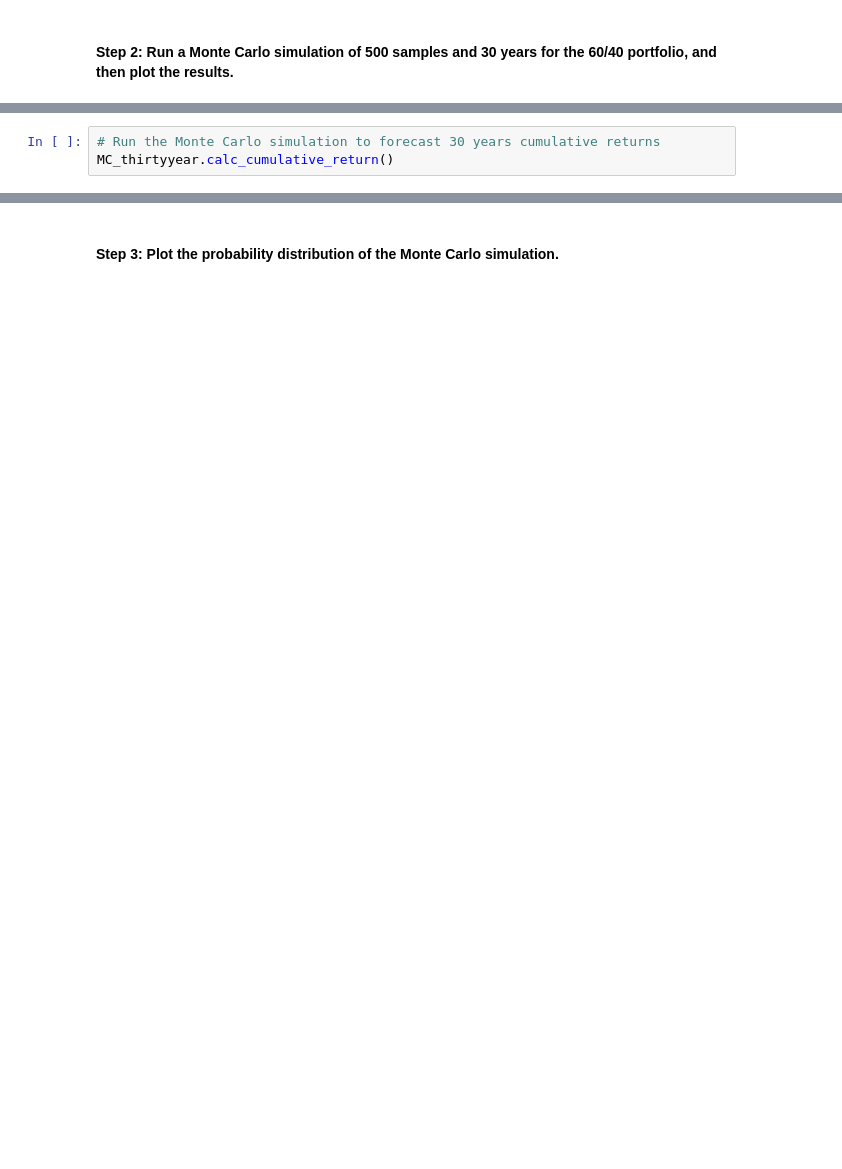
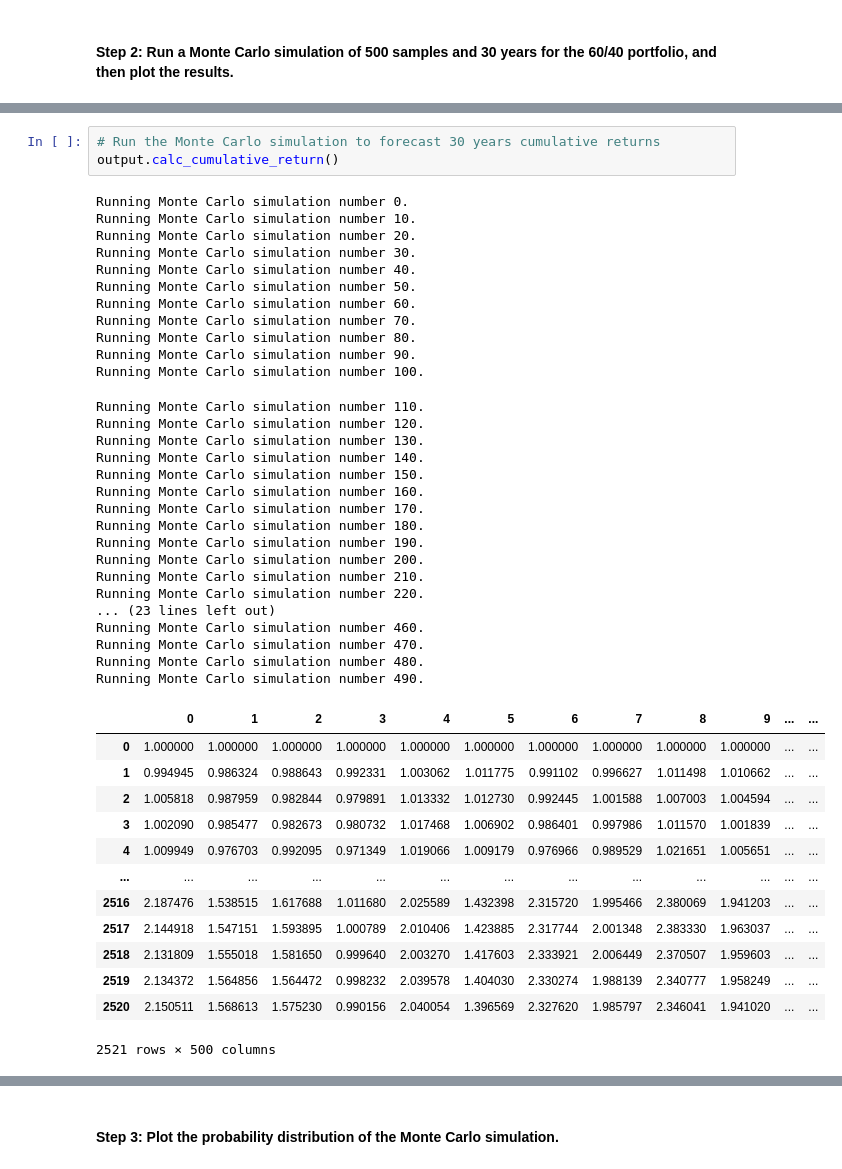
Before and after one commit to gatsbyz/retirement-global-plus, a Jupyter notebook: Retirement tool.ipynb, the cells around one changed output, grey strips where cells are left out. Cells and saved outputs as stored; diff of their text form; blank space fills up the shorter version.

```diff
--- a/Retirement tool.ipynb
+++ b/Retirement tool.ipynb
@@ -364,6 +227,48 @@ MC_thirtyyear.portfolio_data.head()
 # %%
 # Run the Monte Carlo simulation to forecast 30 years cumulative returns
-MC_thirtyyear.calc_cumulative_return()
+output.calc_cumulative_return()
+# %% [output]
+Running Monte Carlo simulation number 0.
+Running Monte Carlo simulation number 10.
+Running Monte Carlo simulation number 20.
+Running Monte Carlo simulation number 30.
+Running Monte Carlo simulation number 40.
+Running Monte Carlo simulation number 50.
+Running Monte Carlo simulation number 60.
+Running Monte Carlo simulation number 70.
+Running Monte Carlo simulation number 80.
+Running Monte Carlo simulation number 90.
+Running Monte Carlo simulation number 100.
+Running Monte Carlo simulation number 110.
+Running Monte Carlo simulation number 120.
+Running Monte Carlo simulation number 130.
+Running Monte Carlo simulation number 140.
+Running Monte Carlo simulation number 150.
+Running Monte Carlo simulation number 160.
+Running Monte Carlo simulation number 170.
+Running Monte Carlo simulation number 180.
+Running Monte Carlo simulation number 190.
+Running Monte Carlo simulation number 200.
+Running Monte Carlo simulation number 210.
+Running Monte Carlo simulation number 220.
+... (23 lines left out)
+Running Monte Carlo simulation number 460.
+Running Monte Carlo simulation number 470.
+Running Monte Carlo simulation number 480.
+Running Monte Carlo simulation number 490.
+|  | 0 | 1 | 2 | 3 | 4 | 5 | 6 | 7 | 8 | 9 | ... | ... |
+| 0 | 1.000000 | 1.000000 | 1.000000 | 1.000000 | 1.000000 | 1.000000 | 1.000000 | 1.000000 | 1.000000 | 1.000000 | ... | ... |
+| 1 | 0.994945 | 0.986324 | 0.988643 | 0.992331 | 1.003062 | 1.011775 | 0.991102 | 0.996627 | 1.011498 | 1.010662 | ... | ... |
+| 2 | 1.005818 | 0.987959 | 0.982844 | 0.979891 | 1.013332 | 1.012730 | 0.992445 | 1.001588 | 1.007003 | 1.004594 | ... | ... |
+| 3 | 1.002090 | 0.985477 | 0.982673 | 0.980732 | 1.017468 | 1.006902 | 0.986401 | 0.997986 | 1.011570 | 1.001839 | ... | ... |
+| 4 | 1.009949 | 0.976703 | 0.992095 | 0.971349 | 1.019066 | 1.009179 | 0.976966 | 0.989529 | 1.021651 | 1.005651 | ... | ... |
+| ... | ... | ... | ... | ... | ... | ... | ... | ... | ... | ... | ... | ... |
+| 2516 | 2.187476 | 1.538515 | 1.617688 | 1.011680 | 2.025589 | 1.432398 | 2.315720 | 1.995466 | 2.380069 | 1.941203 | ... | ... |
+| 2517 | 2.144918 | 1.547151 | 1.593895 | 1.000789 | 2.010406 | 1.423885 | 2.317744 | 2.001348 | 2.383330 | 1.963037 | ... | ... |
+| 2518 | 2.131809 | 1.555018 | 1.581650 | 0.999640 | 2.003270 | 1.417603 | 2.333921 | 2.006449 | 2.370507 | 1.959603 | ... | ... |
+| 2519 | 2.134372 | 1.564856 | 1.564472 | 0.998232 | 2.039578 | 1.404030 | 2.330274 | 1.988139 | 2.340777 | 1.958249 | ... | ... |
+| 2520 | 2.150511 | 1.568613 | 1.575230 | 0.990156 | 2.040054 | 1.396569 | 2.327620 | 1.985797 | 2.346041 | 1.941020 | ... | ... |
+2521 rows × 500 columns
 # %%
 # Visualize the 30-year Monte Carlo simulation by creating an
 # overlay line plot
```
Also changed, not shown: parts of 54 cells of this notebook, 1 other file.
